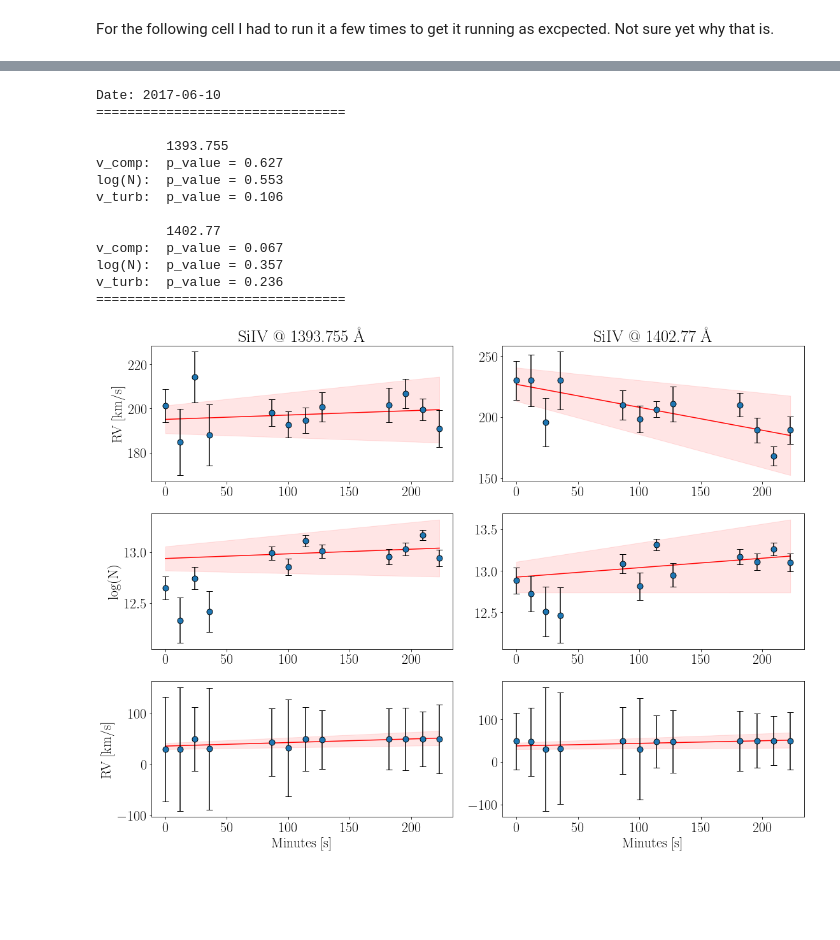
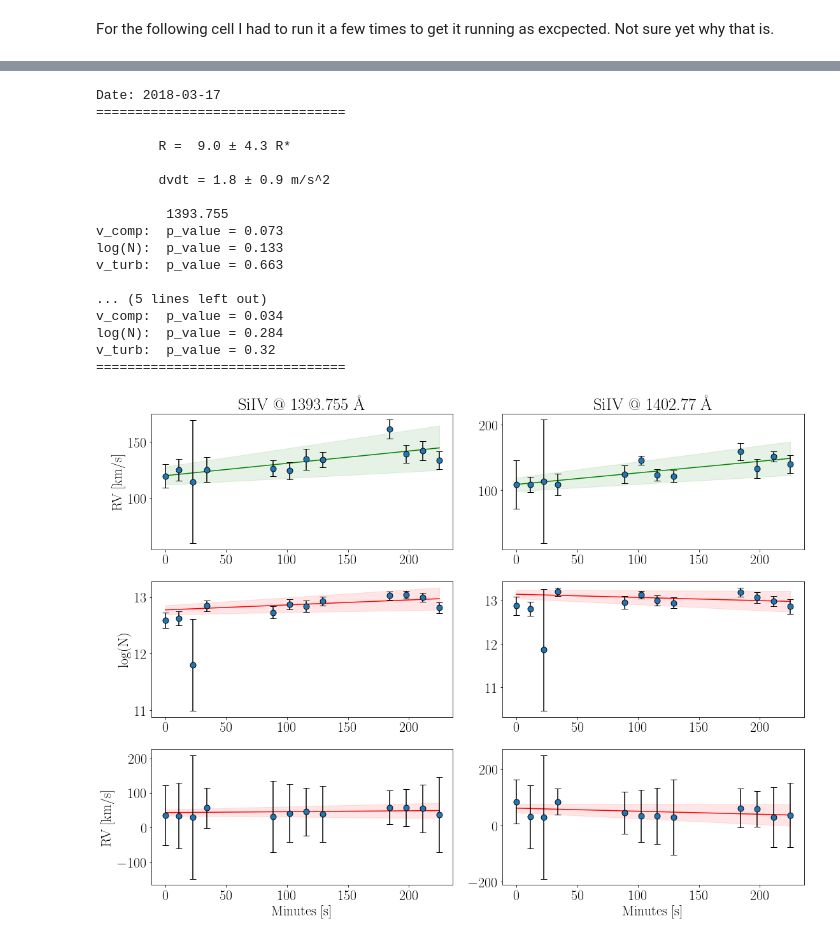
Before and after one commit to bdrdavies/exocomets, a Jupyter notebook: notebooks/short_term_variations.ipynb, the cells around one changed output, grey strips where cells are left out. Drawn from its saved outputs; the diff is of its cells as text; code cells hidden in the pictures; blank space fills up the shorter version.

```diff
--- a/notebooks/short_term_variations.ipynb
+++ b/notebooks/short_term_variations.ipynb
@@ -312,30 +312,38 @@ for nobs in range(len(DP)):
             try:
                 if j == 0:
                     popt,pcov = curve_fit(m.absorptionSiIV_1,w_c,(diffg/np.median(f[e1:e2]))+1.0,\
-                                          p0=[175,12.9,40,9.99],bounds=([130, 11, 30, 9.98], [230, 15, 70, 10]), maxfev = 800)
-                    #popt2,pcov2 = curve_fit(m.absorptionSiIV_1,w_c,(diffg/np.median(f[e1:e2]))+1.0,\
-                    #                      p0=[-30,13,50,9.5],bounds=([-100, 11, 30, 9], [0, 15, 90, 10]), maxfev = 800)
+                                          p0=[175,12.9,40,9.99],bounds=([150, 11, 30, 9.98], [230, 15, 85, 10]), maxfev = 800)
+                    popt2,pcov2 = curve_fit(m.absorptionSiIV_1,w_c,(diffg/np.median(f[e1:e2]))+1.0,\
+                                          p0=[20,13,20,9.5],bounds=([-20, 11, 15, 9], [40, 15, 35, 10]), maxfev = 800)
                     ax1.step(rv_bin,f_bin-f_bin1+np.median(f_bin1[s1:s2]-f_bin[s1:s2])*np.ones(len(x))-offset,'-k')
                     ax1.plot(rv_c,(m.absorptionSiIV_1(w_c,*popt)-1.0)*np.median(f[e1:e2])-offset,'-r')
-                    #ax1.plot(rv_c,(m.absorptionSiIV_1(w_c,*popt2)-1.0)*np.median(f[e1:e2])-offset,'-r')
+                    ax1.plot(rv_c,(m.absorptionSiIV_1(w_c,*popt2)-1.0)*np.median(f[e1:e2])-offset,'-b')
 
                     #ax1.fill_between(rv_bin,f_bin-f_bin1+np.median(f_bin1[s1:s2]-f_bin[s1:s2])*np.ones(len(x))-offset,np.median(f_bin1[s1:s2]-f_bin[s1:s2])*np.ones(len(x))-offset,step='pre',color=cool[i],alpha=0.5)
 
                 if j == 1:
                     popt,pcov = curve_fit(m.absorptionSiIV_2,w_c,(diffg/np.median(f[e1:e2]))+1.0,\
-                                          p0=[175,12.9,40,9.99],bounds=([155, 11, 30, 9.98], [230, 15, 70, 10]), maxfev = 800)
+                                          p0=[175,12.9,40,9.99],bounds=([150, 11, 30, 9.98], [230, 15, 85, 10]), maxfev = 800)
+                    #popt2,pcov2 = curve_fit(m.absorptionSiIV_1,w_c,(diffg/np.median(f[e1:e2]))+1.0,\
+                    #                      p0=[20,13,20,9.5],bounds=([-20, 11, 15, 9], [40, 15, 35, 10]), maxfev = 800)
                     ax2.step(rv_bin,f_bin-f_bin1+np.median(f_bin1[s1:s2]-f_bin[s1:s2])*np.ones(len(x))-offset,'-k')
                     ax2.plot(rv_c,(m.absorptionSiIV_2(w_c,*popt)-1.0)*np.median(f[e1:e2])-offset,'-r')
+                    ax2.plot(rv_c,(m.absorptionSiIV_2(w_c,*popt2)-1.0)*np.median(f[e1:e2])-offset,'-b')
                     #ax2.fill_between(rv_bin,f_bin-f_bin1+np.median(f_bin1[s1:s2]-f_bin[s1:s2])*np.ones(len(x))-offset,np.median(f_bin1[s1:s2]-f_bin[s1:s2])*np.ones(len(x))-offset,step='pre',color=cool[i],alpha=0.5)
 
+
+
+                # CHECK WHY -41!!
+
+
                 print(popt)
-                #print('\t',popt2)
+                print('\t',popt2[0]-41)
 
                 # Calculate the uncertainties on the parameters
                 perr = np.sqrt(np.diag(pcov))
 
                 # Store the fit parameters
-                v_comp[nobs][j][i] = popt[0]
+                v_comp[nobs][j][i] = popt[0]-41
                 N[nobs][j][i] = popt[1]
                 v_turb[nobs][j][i] = popt[2]
                 temp[nobs][j][i] = popt[3]
@@ -370,7 +378,7 @@ for nobs in range(len(DP)):
                     ax2.fill_between(x,y-y1+np.median(y1[s1:s2]-y[s1:s2])*np.ones(len(x))-offset,np.median(y1[s1:s2]-y[s1:s2])*np.ones(len(x))-offset,step='pre',color=cool[i],alpha=0.5)
                 '''
         ax1.title.set_text('SiIV @ '+str(Line1)+' \AA')
-        ax1.set_xlim(-800,800)
+        ax1.set_xlim(-100,200)
         ax1.set_ylim(-1.43e-12,6.0e-14)
         ax1.set_xlabel(r'Radial Velocity [km/s]')
         ax1.set_yticks(ticks)
@@ -450,11 +458,11 @@ for nobs in range(len(DP)):
 
 
         for j in range(2):
-
-            res1 = linregress(minutes[4:], v_comp[nobs][j][4:])
-            if res1.pvalue < 0.05:
+            res1 = linregress(minutes[3:], v_comp[nobs][j][3:])
+            if res1.pvalue < 0.10:
                 colour = "green"
-                print("\n\tR = ",round(c.RadCalc(res1[0]),1),"±",round(c.RadCalc(res1[0])*(res1.stderr/res1[0]),1))
+                print("\n\tR = ",round(c.RadCalc(res1[0]),1),"±",round(c.RadCalc(res1[0])*(res1.stderr/res1[0]),1),"R*")
+                print("\n\tdvdt =",round(res1[0]*(1000/60.),1),"±",round(res1.stderr*(1000/60.),1),"m/s^2")
             else:
                 colour = "red"
             axes[0][j].fill_between(minutes,(res1.slope+res1.stderr)*minutes+res1.intercept+res1.intercept_stderr,(res1.slope-res1.stderr)*minutes+res1.intercept-res1.intercept_stderr,color=colour,alpha=0.1)
@@ -463,8 +471,8 @@ for nobs in range(len(DP)):
             axes[0][j].scatter(minutes,v_comp[nobs][j],s=80,zorder=2,color="black")
             axes[0][j].scatter(minutes,v_comp[nobs][j],s=50,zorder=2,label="Absorption depth")
 
-            res2 = linregress(minutes[4:], N[nobs][j][4:])
-            if res2.pvalue < 0.05:
+            res2 = linregress(minutes[3:], N[nobs][j][3:])
+            if res2.pvalue < 0.10:
                 colour = "green"
             else:
                 colour = "red"
@@ -474,8 +482,8 @@ for nobs in range(len(DP)):
             axes[1][j].scatter(minutes,N[nobs][j],s=80,zorder=2,color="black")
             axes[1][j].scatter(minutes,N[nobs][j],s=50,zorder=2,label="Absorption depth")
 
-            res3 = linregress(minutes[4:], v_turb[nobs][j][4:])
-            if res3.pvalue < 0.05:
+            res3 = linregress(minutes[3:], v_turb[nobs][j][3:])
+            if res3.pvalue < 0.10:
                 colour = "green"
             else:
                 colour = "red"
@@ -491,42 +499,46 @@ for nobs in range(len(DP)):
             else:
                 print('v_comp:\t p_value =',round(res1.pvalue,3))
             if res2.pvalue < 0.05:
                 print(Back.GREEN + 'log(N):\t p_value =',round(res2.pvalue,3),Style.RESET_ALL)
             else:
                 print('log(N):\t p_value =',round(res2.pvalue,3))
             if res3.pvalue < 0.05:
                 print(Back.GREEN + 'v_turb:\t p_value =',round(res3.pvalue,3),Style.RESET_ALL)
             else:
                 print('v_turb:\t p_value =',round(res3.pvalue,3))
 
             #with open(home+'/data/variations_'+date+'.txt', 'w') as output:
             #    output.write('Amplitude:\t p_value = '+str(round(res1.pvalue,3))+'\n')
 
         axes[0][0].set_ylabel(r'RV [km/s]')
         axes[0][0].title.set_text('SiIV @ '+str(Line1)+' \AA')
         axes[0][1].title.set_text('SiIV @ '+str(Line2)+' \AA')
         axes[1][0].set_ylabel(r'log(N)')
         axes[2][0].set_ylabel(r'RV [km/s]')
         axes[2][0].set_xlabel(r'Minutes [s]')
         axes[2][1].set_xlabel(r'Minutes [s]')
         fig.tight_layout()
         plt.savefig(home+'/plots/trends/'+date+'_fit_parameters.pdf', bbox_inches='tight', pad_inches=0.1,dpi=300)
         print(32*"=","\n")
 # %% [output]
-Date: 2017-06-10
+Date: 2018-03-17
 ================================
 
+        R =  9.0 ± 4.3 R*
+
+        dvdt = 1.8 ± 0.9 m/s^2
+
          1393.755
-v_comp:  p_value = 0.627
-log(N):  p_value = 0.553
-v_turb:  p_value = 0.106
+v_comp:  p_value = 0.073
+log(N):  p_value = 0.133
+v_turb:  p_value = 0.663
 
-         1402.77
-v_comp:  p_value = 0.067
-log(N):  p_value = 0.357
-v_turb:  p_value = 0.236
+... (5 lines left out)
+v_comp:  p_value = 0.034
+log(N):  p_value = 0.284
+v_turb:  p_value = 0.32
 ================================
-[figure, old version]
+[figure, new version]
 # %%
 #l = np.arange(1390,1400,0.01)
 rv_l = c.Wave2RV(l,1393.755,0)
```
Also changed, not shown: parts of 3 cells of this notebook, 2 other files.
